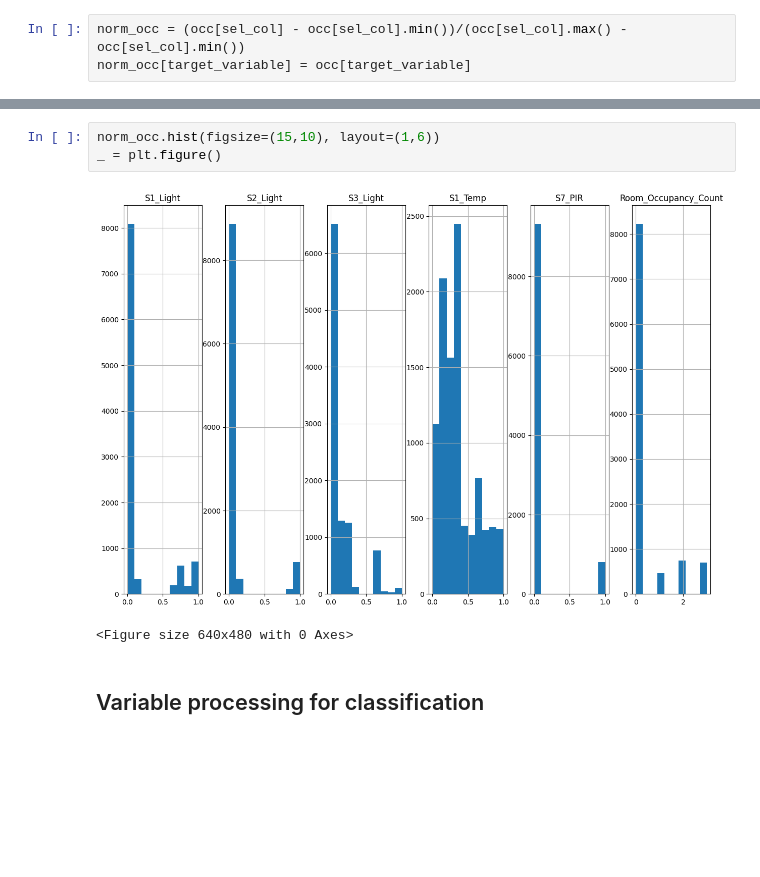
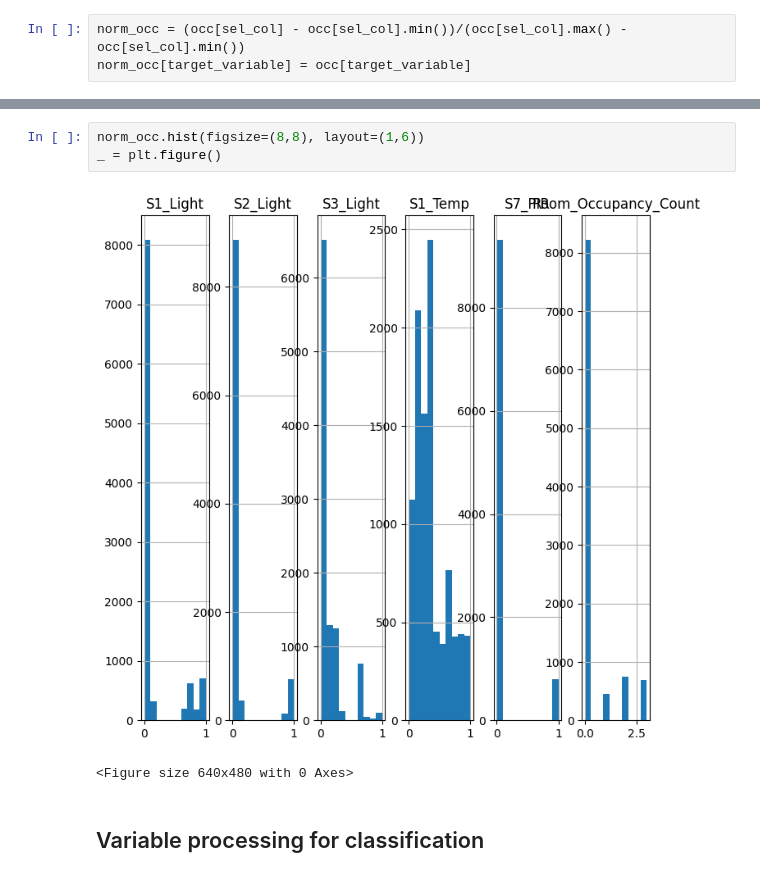
Before and after one commit to afego/ppgc-uff-machine-learning, a Jupyter notebook: exam-type-3/room-occupancy.ipynb, the cells around one changed output, grey strips where cells are left out. Saved outputs shown, nothing was run; the diff lists cells and outputs as text; blank space fills up the shorter version.

```diff
--- a/exam-type-3/room-occupancy.ipynb
+++ b/exam-type-3/room-occupancy.ipynb
@@ -131,10 +130,10 @@ memory usage: 474.9 KB
 | 75% | 0.072727 | 0.054264 | 0.178571 | 0.479167 | 0.000000 | 0.000000 |
 | max | 1.000000 | 1.000000 | 1.000000 | 1.000000 | 1.000000 | 3.000000 |
 # %%
-norm_occ.hist(figsize=(15,10), layout=(1,6))
+norm_occ.hist(figsize=(8,8), layout=(1,6))
 _ = plt.figure()
 # %% [output]
-[figure, old version]
+[figure, new version]
 <Figure size 640x480 with 0 Axes>
 # %% [markdown]
 ## Variable processing for classification
```
Also changed, not shown: parts of 18 cells of this notebook.
